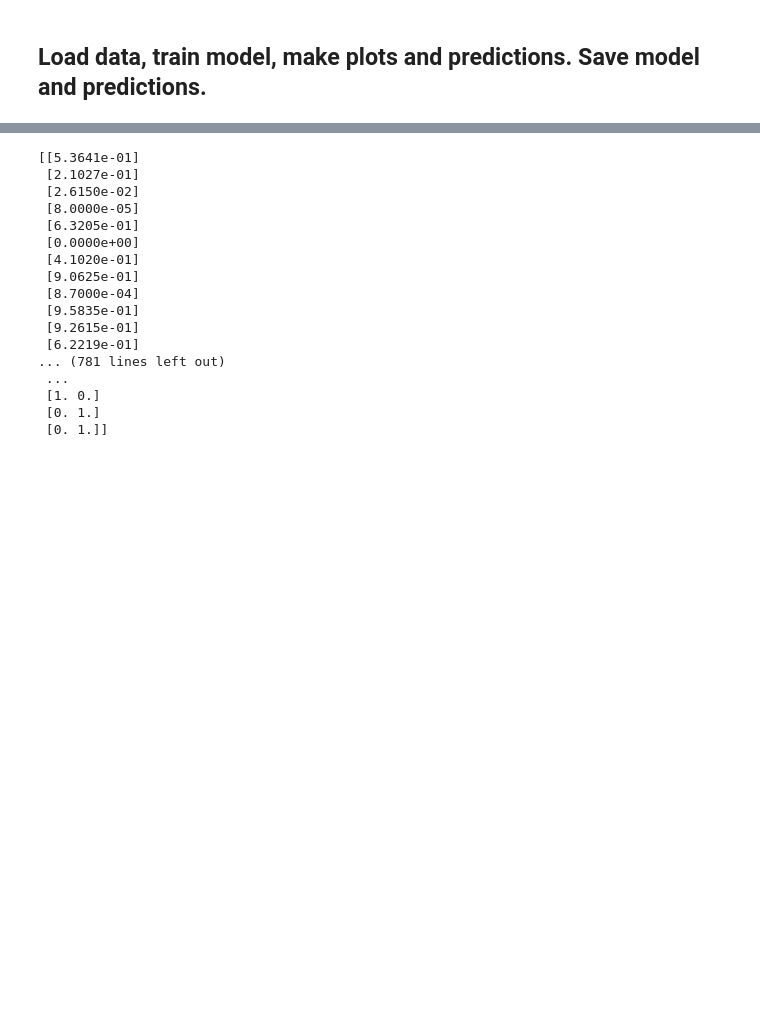
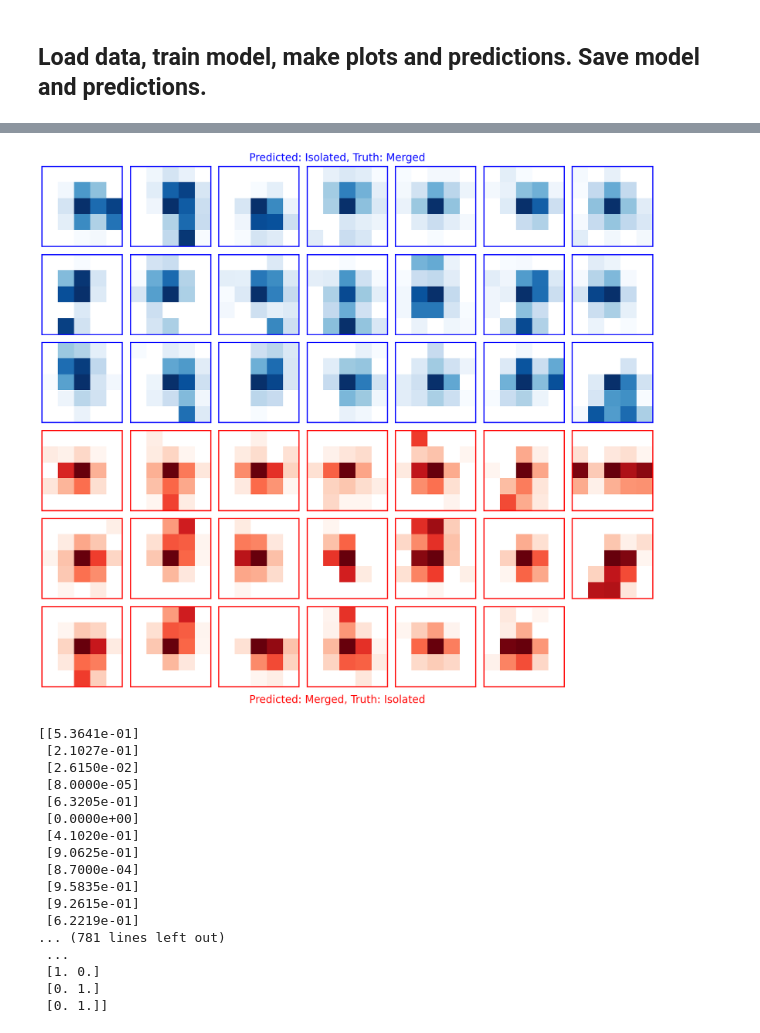
Before and after one commit to johnm100/Undergrad-Research, a Jupyter notebook: Working/model.ipynb, the cells around one changed output, grey strips where cells are left out. Cells and saved outputs as stored; diff of their text form; code cells hidden in the pictures; blank space fills up the shorter version.

Commit message:
fixed plot

```diff
--- a/Working/model.ipynb
+++ b/Working/model.ipynb
@@ -496,0 +480,95 @@ plot_errors([x_test_img, x_test_fea], y_test_lab, model, class_dict)
+# %%
+#Print wrong guesses
+
+import matplotlib.pyplot as plt
+import matplotlib as mpl
+
+def plot_errors(x_test, y_test, model, class_dict):
+    pred = model.predict(x_test)
+    pred_state = convert_class_vector_to_string(pred, class_dict)
+    true_state = convert_class_vector_to_string(y_test, class_dict)
+
+    # get the wrong guesses
+    wrong_guesses = np.where(pred_state != true_state)[0]
+    wrong_pictures = x_test[0][wrong_guesses]
+    wrong_truth_labels = true_state[wrong_guesses]
+
+    # split into rows and columns
+    n_cols = int(np.ceil(np.sqrt(len(wrong_guesses))))
+    n_rows = int(np.ceil(len(wrong_guesses) / n_cols))
+    # n_cols = n_cols
+
+    # make touching grid
+    fig, ax = plt.subplots(n_rows, n_cols, figsize=(3 * n_cols, 3 * n_rows), sharex=True, sharey=True, squeeze=False)
+    fig.subplots_adjust(hspace=0.1, wspace=0.1)
+
+    # adjust figure whitespace edges
+    # plt.subplots_adjust(left=0.15, right=0.85, top=0.85, bottom=0.15)
+
+    ax = ax.ravel()
+
+    # get wrong classes
+    wrong_iso = np.where(wrong_truth_labels == 'Isolated')[0]
+    wrong_iso_img = wrong_pictures[wrong_iso]
+    wrong_mer = np.where(wrong_truth_labels == 'Merged')[0]
+    wrong_mer_img = wrong_pictures[wrong_mer]
+
+    for i in range(len(wrong_iso_img)):
+        img = wrong_iso_img[i]
+        ax[i].imshow(img, cmap='Blues', interpolation='nearest', aspect='auto', origin='upper', extent=[-1, 1, -1, 1], norm=mpl.colors.LogNorm())
+        ax[i].set_xticks([])
+        ax[i].set_yticks([])
+
+    # draw a border around the isolated images
+    for i in range(len(wrong_iso_img)):
+        for spine in ax[i].spines.values():
+            spine.set_edgecolor('blue')
+            spine.set_linewidth(2)
+
+    for i in range(len(wrong_iso_img), len(wrong_iso_img) + len(wrong_mer_img)):
+        img = wrong_mer_img[i-len(wrong_iso_img)]
+        ax[i ].imshow(img, cmap='Reds', interpolation='nearest', aspect='auto', origin='upper', extent=[-1, 1, -1, 1], norm=mpl.colors.LogNorm())
+        ax[i ].set_xticks([])
+        ax[i ].set_yticks([])
+
+    # draw a border around the merged images
+    for i in range(len(wrong_iso_img), len(wrong_iso_img) + len(wrong_mer_img)):
+        for spine in ax[i].spines.values():
+            spine.set_edgecolor('red')
+            spine.set_linewidth(2)
+
+
+    # key_twinx = keyax.twinx()
+    # # make the twin axis have x axis on top
+    # key_twinx.xaxis.tick_top()
+    # key_twinx.xaxis.set_label_position('top')
+    # key_twinx.set_xlabel('Merged', color='red', fontsize=20)
+
+    # key_twinx.set_yticks([])
+    # key_twinx.set_xticks([])
+
+
+
+
+    # take care of the empty plots
+    for axs in ax:
+        has_image = axs.get_images()
+        if not has_image:
+            axs.axis('off')
+            # resize and merge
+            axs.set_visible(False)
+
+
+    # add key axis
+    fig.suptitle('Predicted: Isolated, Truth: Merged', fontsize=20, y=0.9, x=0.5, color='blue')
+    fig.supxlabel('Predicted: Merged, Truth: Isolated', color='red', fontsize=20, x=0.5, y=0.09, ha='center', va='center')
+
+
+
+
+    # plt.tight_layout()
+    plt.show()
+
+plot_errors([x_test_img, x_test_fea], y_test_lab, model, class_dict)
+#Output image is distorted.
+# %% [output]
@@ -497,3 +576,4 @@ plot_errors([x_test_img, x_test_fea], y_test_lab, model, class_dict)
+[figure, added]
 # %%
 _ , test_old = load_data(df = df, test_size = .99, augment_images = False) # load data
 
```
Also changed, not shown: parts of 5 cells of this notebook.
